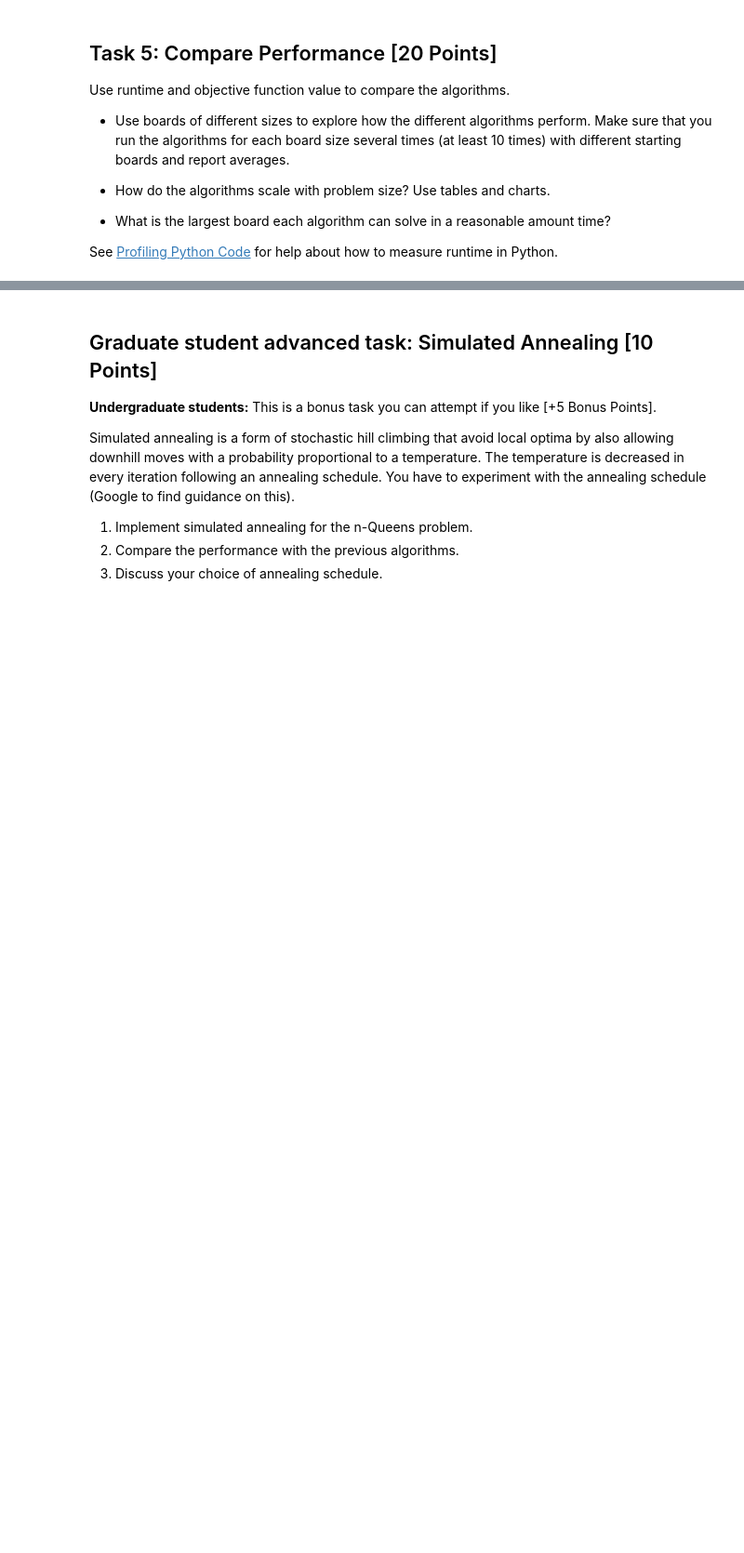
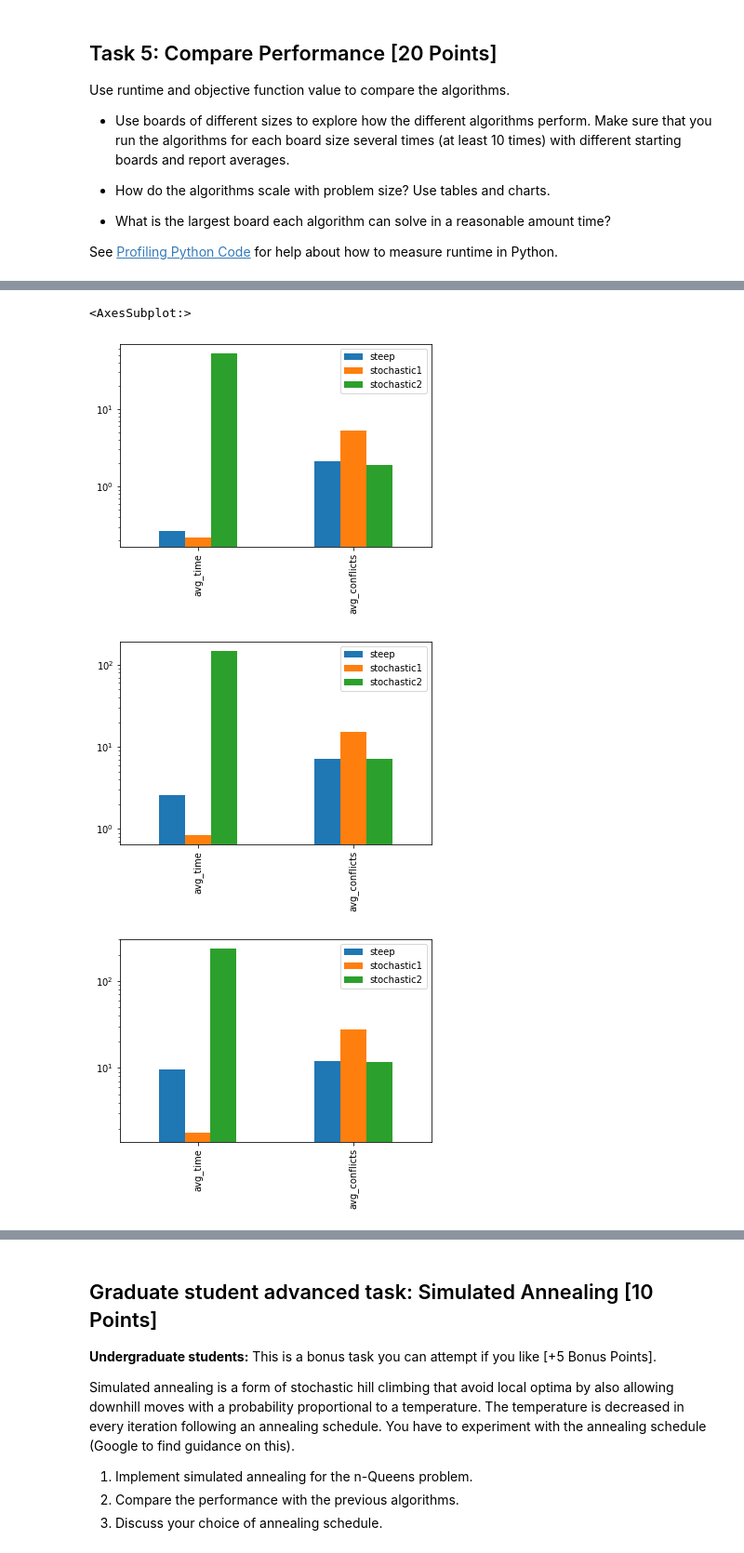
Before and after one commit to wyattsaltzman/CS7320-AI, a Jupyter notebook: Local_Search/n_queens.ipynb, the cells around one changed output, grey strips where cells are left out. Shown at 93% size. Saved outputs shown, nothing was run; the diff lists cells and outputs as text; code cells hidden in the pictures; blank space fills up the shorter version.

```diff
--- a/Local_Search/n_queens.ipynb
+++ b/Local_Search/n_queens.ipynb
@@ -341,0 +523,14 @@ See [Profiling Python Code](../Python_Code_Examples/profiling_code.ipynb) for he
+# %%
+df_five = df_five.transpose()
+df_fifthteen = df_fifthteen.transpose()
+df_twenty_five = df_twenty_five.transpose()
+# %%
+# bargraphs at varying sizes
+df_five.plot(kind='bar', logy=True)
+df_fifthteen.plot(kind='bar', logy=True)
+df_twenty_five.plot(kind='bar', logy=True)
+# %% [output]
+<AxesSubplot:>
+[figure, added]
+[figure, added]
+[figure, added]
```
Also changed, not shown: parts of 20 cells of this notebook, 1 other file.
